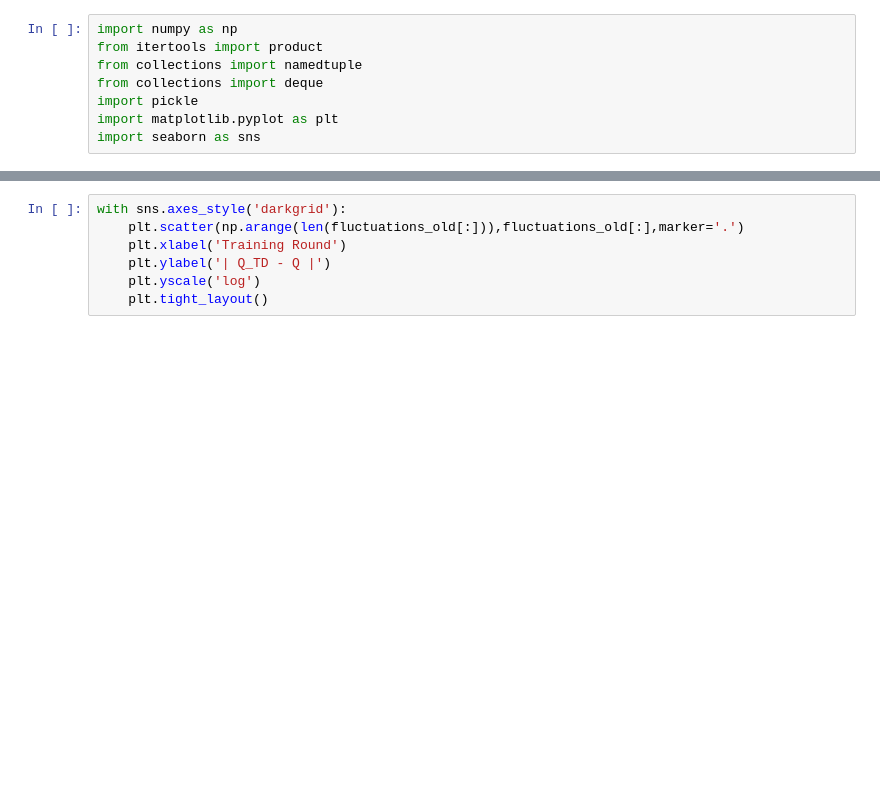
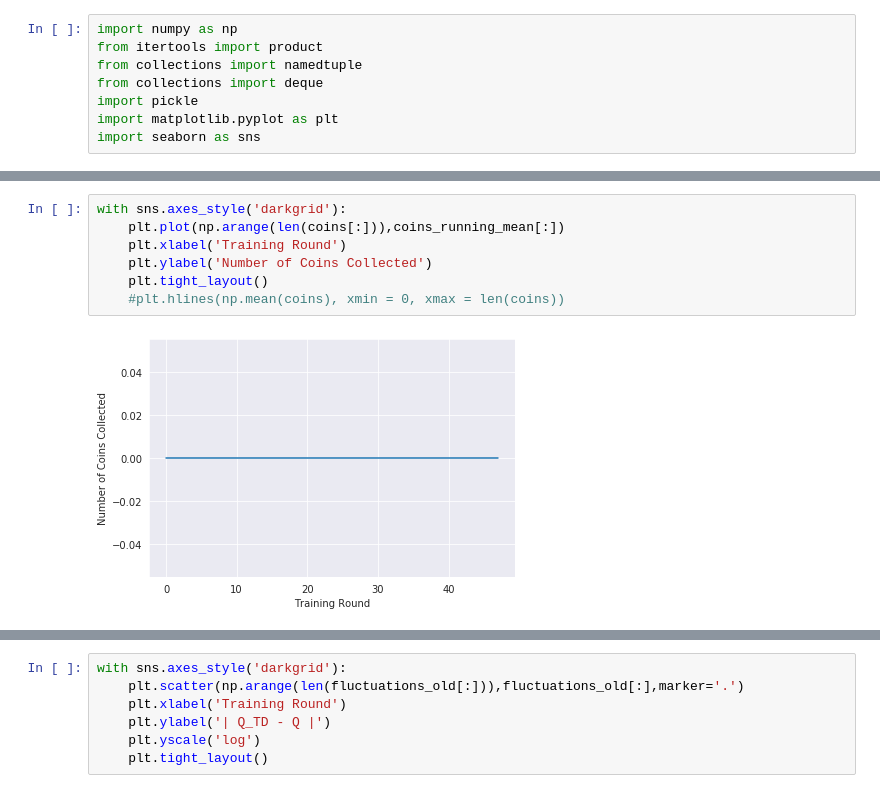
Before and after one commit to dibstan/bomberman_rl, a Jupyter notebook: tryout.ipynb, the cells around one changed output, grey strips where cells are left out. Drawn from its saved outputs; the diff is of its cells as text; blank space fills up the shorter version.

```diff
--- a/tryout.ipynb
+++ b/tryout.ipynb
@@ -24,2 +33,11 @@ with open("agent_code/kampfente_batched_boosted/fluctuations.pt", "rb") as file:
+# %%
+with sns.axes_style('darkgrid'):
+    plt.plot(np.arange(len(coins[:])),coins_running_mean[:])
+    plt.xlabel('Training Round')
+    plt.ylabel('Number of Coins Collected')
+    plt.tight_layout()
+    #plt.hlines(np.mean(coins), xmin = 0, xmax = len(coins))
+# %% [output]
+[figure, added]
 # %%
 with sns.axes_style('darkgrid'):
```
Also changed, not shown: parts of 8 cells of this notebook, 42 other files.
